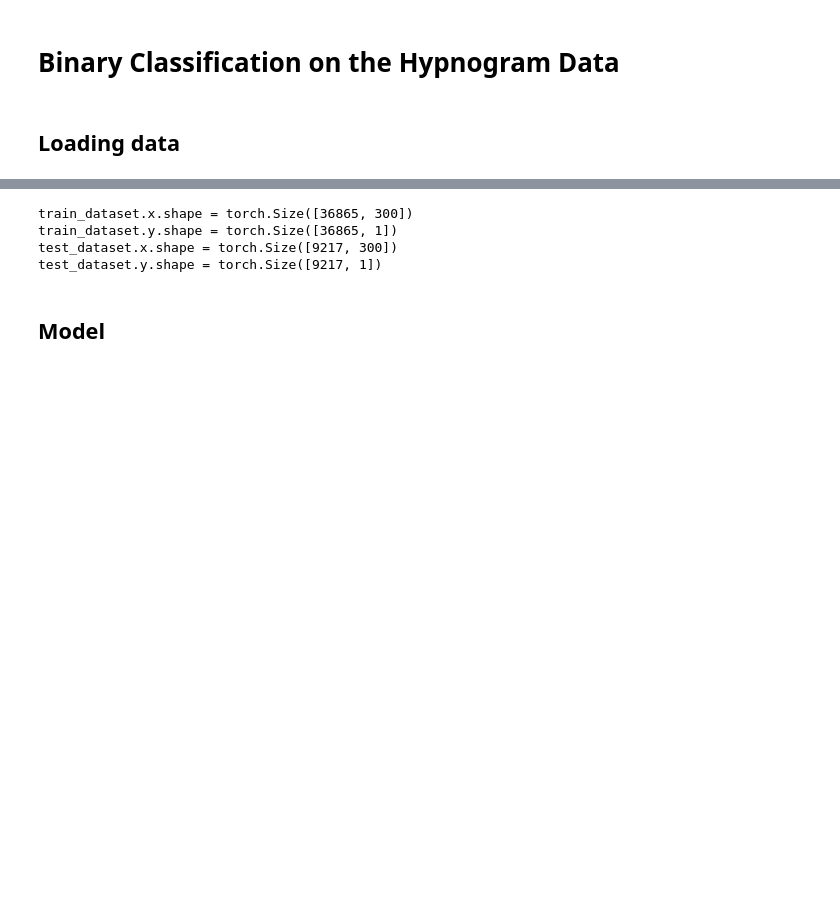
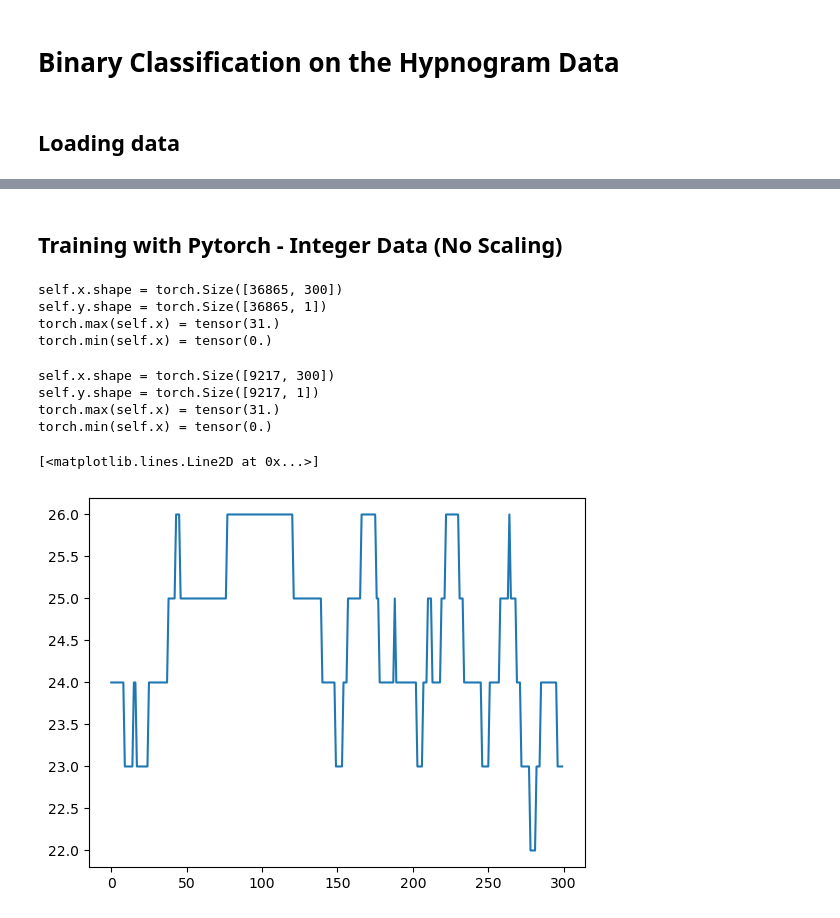
Before and after one commit to khoaguin/PocketHHE, a Jupyter notebook: notebooks/hypnogram.ipynb, the cells around one changed output, grey strips where cells are left out. Drawn from its saved outputs; the diff is of its cells as text; code cells hidden in the pictures; blank space fills up the shorter version.

Commit message:
done code for training on plaintext hypnogram data

```diff
--- a/notebooks/hypnogram.ipynb
+++ b/notebooks/hypnogram.ipynb
@@ -16,9 +17,12 @@ output_path = project_path / 'data' / 'hypnogram' / 'hypnogram_output.csv'
 # %%
 class Hypnogram(Dataset):
 
-    def __init__(self, input_path: Path, output_path: Path, train=True):
+    def __init__(self, input_path: Path, output_path: Path, train=True, scale=False):
         x = np.loadtxt(input_path, dtype=int, delimiter=',')
         y = np.loadtxt(output_path, dtype=int, delimiter=',')
+        if scale:
+            x = (x - np.min(x)) / (np.max(x) - np.min(x))
+
         split_index = int(x.shape[0] * 0.8)
         if train:
             self.x = x[:split_index, :]
@@ -36,3 +40,9 @@ class Hypnogram(Dataset):
 
     def __getitem__(self, idx):
         return self.x[idx], self.y[idx]
+
+    def print_info(self):
+        print(f"{self.x.shape = }")
+        print(f"{self.y.shape = }")
+        print(f"{torch.max(self.x) = }")
+        print(f"{torch.min(self.x) = }")
@@ -39,14 +147,27 @@ class Hypnogram(Dataset):
+# %% [markdown]
+## Training with Pytorch - Integer Data (No Scaling)
 # %%
-train_dataset = Hypnogram(input_path=input_path, output_path=output_path, train=True)
-test_dataset = Hypnogram(input_path=input_path, output_path=output_path, train=False)
+train_dataset = Hypnogram(input_path=input_path,
+                          output_path=output_path,
+                          train=True,
+                          scale=False)
+train_dataset.print_info()
+# %% [output]
+self.x.shape = torch.Size([36865, 300])
+self.y.shape = torch.Size([36865, 1])
+torch.max(self.x) = tensor(31.)
+torch.min(self.x) = tensor(0.)
-# %%
-print(f"{train_dataset.x.shape = }")
-print(f"{train_dataset.y.shape = }")
-print(f"{test_dataset.x.shape = }")
-print(f"{test_dataset.y.shape = }")
-# %% [output]
-train_dataset.x.shape = torch.Size([36865, 300])
-train_dataset.y.shape = torch.Size([36865, 1])
-test_dataset.x.shape = torch.Size([9217, 300])
-test_dataset.y.shape = torch.Size([9217, 1])
+# %%
+test_dataset = Hypnogram(input_path=input_path, output_path=output_path, train=False)
+test_dataset.print_info()
+# %% [output]
+self.x.shape = torch.Size([9217, 300])
+self.y.shape = torch.Size([9217, 1])
+torch.max(self.x) = tensor(31.)
+torch.min(self.x) = tensor(0.)
+# %%
+plt.plot(train_dataset.x[0])
+# %% [output]
+[<matplotlib.lines.Line2D at 0x...>]
+[figure, added]
 # %%
@@ -54,4 +174,2 @@ batch_size = 4
 train_loader = DataLoader(train_dataset, batch_size=batch_size)
 test_loader = DataLoader(test_dataset, batch_size=batch_size)
-# %% [markdown]
-## Model
```
Also changed, not shown: parts of 27 cells of this notebook.
